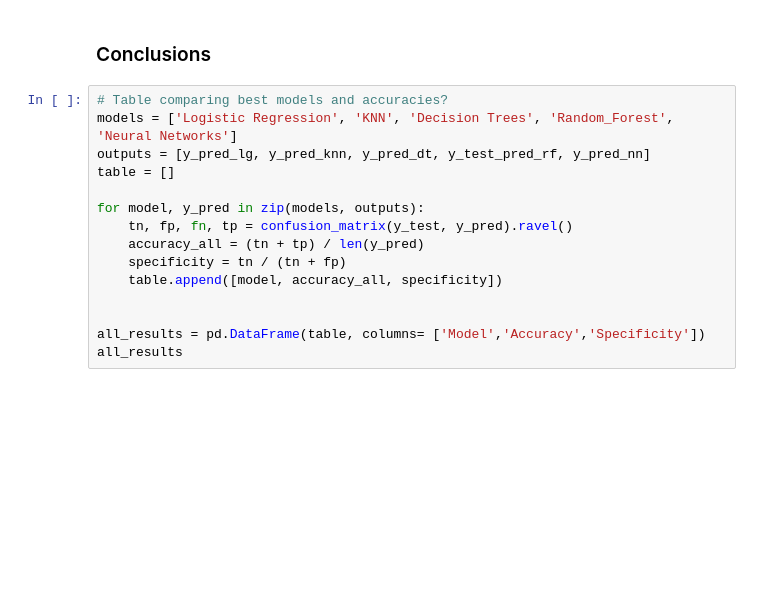
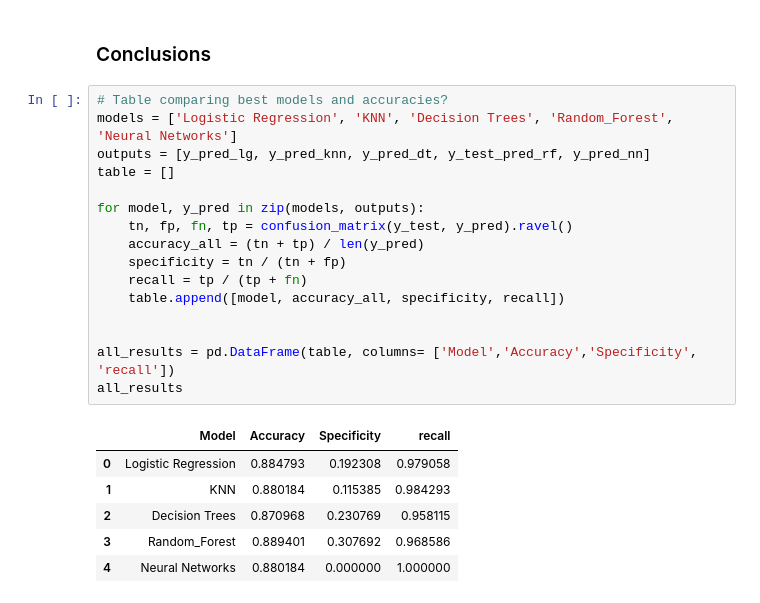
Before and after one commit to krishnapavanz/LarryOnBallots, a Jupyter notebook: models/model_evaluation_no_pp.ipynb, the cells around one changed output. Cells and saved outputs as stored; diff of their text form; blank space fills up the shorter version.

Commit message:
added recall

```diff
--- a/models/model_evaluation_no_pp.ipynb
+++ b/models/model_evaluation_no_pp.ipynb
@@ -381,15 +415,23 @@ plts.plot_yes_perc_error(X_test_all, y_test, y_pred_nn)
 # %%
 # Table comparing best models and accuracies?
 models = ['Logistic Regression', 'KNN', 'Decision Trees', 'Random_Forest', 'Neural Networks']
 outputs = [y_pred_lg, y_pred_knn, y_pred_dt, y_test_pred_rf, y_pred_nn]
 table = []
 
 for model, y_pred in zip(models, outputs):
     tn, fp, fn, tp = confusion_matrix(y_test, y_pred).ravel()
     accuracy_all = (tn + tp) / len(y_pred)
     specificity = tn / (tn + fp)
-    table.append([model, accuracy_all, specificity])
+    recall = tp / (tp + fn)
+    table.append([model, accuracy_all, specificity, recall])
 
 
-all_results = pd.DataFrame(table, columns= ['Model','Accuracy','Specificity'])
+all_results = pd.DataFrame(table, columns= ['Model','Accuracy','Specificity', 'recall'])
 all_results
+# %% [output]
+|  | Model | Accuracy | Specificity | recall |
+| 0 | Logistic Regression | 0.884793 | 0.192308 | 0.979058 |
+| 1 | KNN | 0.880184 | 0.115385 | 0.984293 |
+| 2 | Decision Trees | 0.870968 | 0.230769 | 0.958115 |
+| 3 | Random_Forest | 0.889401 | 0.307692 | 0.968586 |
+| 4 | Neural Networks | 0.880184 | 0.000000 | 1.000000 |
```
Also changed, not shown: parts of 21 cells of this notebook.
